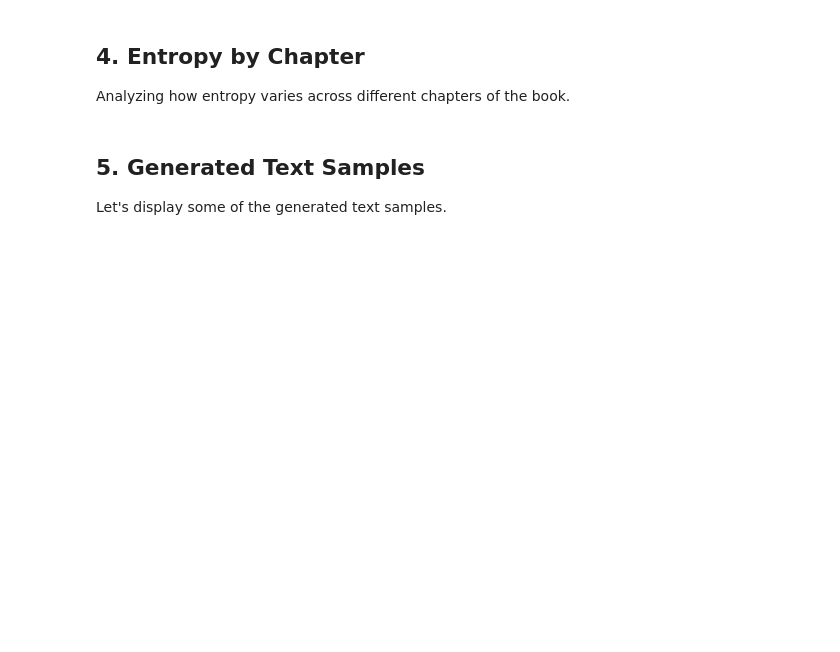
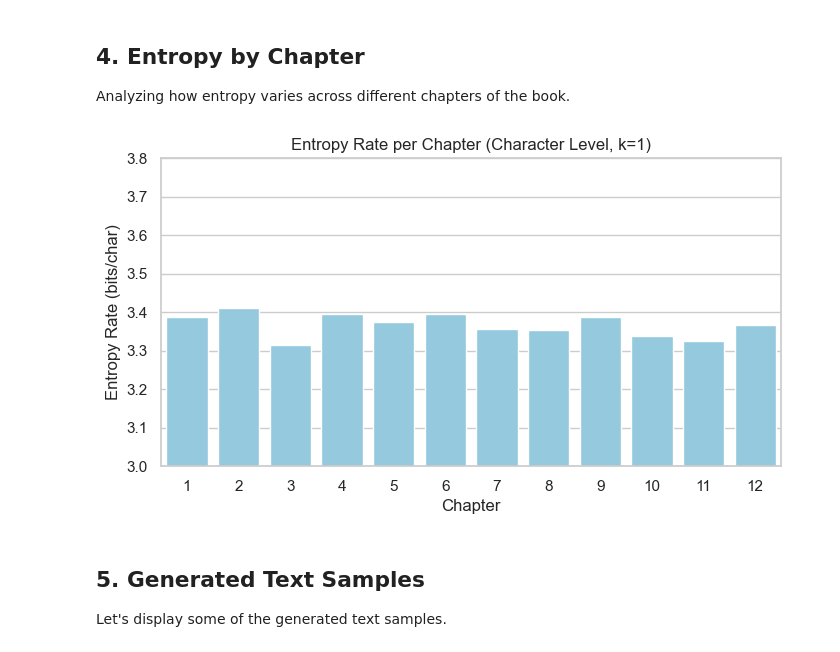
Before and after one commit to hikotei/2025_12-markov-english, a Jupyter notebook: presentation.ipynb, the cells around one changed output. Saved outputs shown, nothing was run; the diff lists cells and outputs as text; code cells hidden in the pictures; blank space fills up the shorter version.

```diff
--- a/presentation.ipynb
+++ b/presentation.ipynb
@@ -81,14 +94,16 @@ Analyzing how entropy varies across different chapters of the book.
 # %%
 df_chap = pd.read_csv('results/chapter_entropy.csv')
 
-plt.figure(figsize=(12, 6))
+plt.figure(figsize=(8, 4))
 sns.barplot(data=df_chap, x='chapter', y='entropy', color='skyblue')
 plt.title('Entropy Rate per Chapter (Character Level, k=1)')
 plt.xlabel('Chapter')
 plt.ylabel('Entropy Rate (bits/char)')
 plt.ylim(3.0, 3.8) # Zoom in to see differences if small
 plt.savefig('plots/chapter_entropy.png')
 plt.show()
+# %% [output]
+[figure, added]
 # %% [markdown]
 ## 5. Generated Text Samples
 
```
Also changed, not shown: parts of 5 cells of this notebook, 14 other files.
